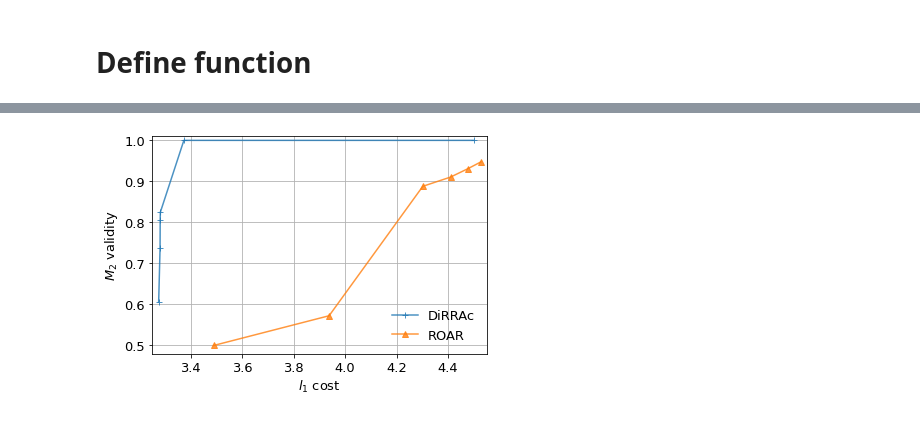
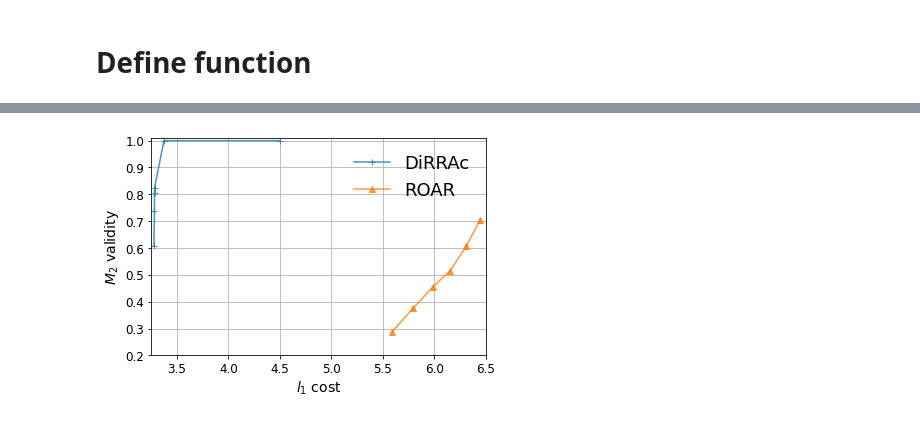
Before and after one commit to duykhuongnguyen/DiRRAc, a Jupyter notebook: figure9.ipynb, the cells around one changed output, grey strips where cells are left out. Cells and saved outputs as stored; diff of their text form; code cells hidden in the pictures.

```diff
--- a/figure9.ipynb
+++ b/figure9.ipynb
@@ -76,18 +76,18 @@ def recourse_cost(X_recourse):
     val_dirrac, val_roar = [], []
 
     # delta_l = [1e-3, 7e-3, 8e-3, 0.05, 0.1]
-    delta_l = [1e-3, 5e-3, 0.0065, 7e-3, 0.0075, 0.0076, 1e-2, 0.1, 1, 2.5]
+    delta_l = [1e-3, 5e-3, 0.0065, 7e-3, 0.0075, 0.0076, 1e-2, 1, 2.5, 5]
     dirrac_l = [DRRA(delta_l[i], k, dim, p, theta, sigma, rho, lmbda, zeta, dist_type='l1') for i in range(len(delta_l))]
 
-    iter_l = [25, 26, 27, 28, 29, 30, 31, 32, 33, 34]
-    roar_l = [ROAR(X_recourse, all_coef[0], np.zeros(1), 1e-3, 0.1, sigma_max=0.1, alpha=1, dist_type='l1', max_iter=iter_l[i]) for i in range(len(iter_l))]
+    iter_l = [15, 16, 17, 18, 19, 20, 21, 22, 23, 24]
+    roar_l = [ROAR(X_recourse, all_coef[0], np.zeros(1), 1e-3, 0.1, delta_max=0.1, alpha=0.1, dist_type=1, max_iter=iter_l[i]) for i in range(len(iter_l))]
 
     for i in range(len(delta_l)):
         all_val_dirrac = np.zeros(len(features_shift) - 1)
         all_val_roar = np.zeros(len(features_shift) - 1)
 
         x_drra = dirrac_l[i].fit_data(X_recourse)
-        x_roar = roar_l[i].fit_data(roar_l[i].data)[:, :-1]
+        x_roar = roar_l[i].fit_data(roar_l[i].data)
 
         l1 = np.mean(np.linalg.norm((x_drra - X_recourse), ord=1, axis=1))
         l2 = np.mean(np.linalg.norm((x_roar - X_recourse), ord=1, axis=1))
@@ -105,4 +105,4 @@ def recourse_cost(X_recourse):
 
     return cost_dirrac, val_dirrac, cost_roar, val_roar
 # %%
-cost_dirrac, val_dirrac, cost_roar, val_roar = recourse_cost(X_recourse[:2])
+cost_dirrac, val_dirrac, cost_roar, val_roar = recourse_cost(X_recourse)
@@ -282,23 +109,34 @@ tensor(1.8835, dtype=torch.float64, grad_fn=<DotBackward>)
+# %%
+# Matplotlib config
+SMALL_SIZE = 8
+MEDIUM_SIZE = 12
+BIGGER_SIZE = 18
+
+plt.rc('font', size=BIGGER_SIZE + 2)          # controls default text sizes
+plt.rc('axes', titlesize=BIGGER_SIZE)     # fontsize of the axes title
+plt.rc('axes', labelsize=BIGGER_SIZE - 4)    # fontsize of the x and y labels
+plt.rc('xtick', labelsize=MEDIUM_SIZE)    # fontsize of the tick labels
+plt.rc('ytick', labelsize=MEDIUM_SIZE)    # fontsize of the tick labels
+plt.rc('legend', fontsize=BIGGER_SIZE)    # legend fontsize
 # %%
-plt.rcParams.update({'font.size': 13})
 fig, ax = plt.subplots()
 ax.plot([3.276049353806753,
   3.281549353806753,
   3.2820423488439743,
   3.282649353806753,
   3.3739731811105997,
   4.5], [0.606, 0.7375, 0.8065, 0.825, 1.0, 1.0], marker='+',label='DiRRAc', alpha=0.8)
 ax.plot(cost_roar[4:], val_roar[4:], marker='^', label='ROAR', alpha=0.8)
 
 ax.set(xlabel='$l_{1}$ cost', ylabel='$M_{2}$ validity')
 ax.grid()
-ax.legend(loc='lower right', frameon=False)
-ax.set_xlim([3.25, 4.55])
-ax.set_ylim([0.48, 1.01])
+ax.legend(loc='upper right', frameon=False)
+ax.set_xlim([3.25, 6.5])
+ax.set_ylim([0.2, 1.01])
 # ax.set_xscale('log')
 
 
 plt.savefig('result/figure9/cost_robust_dirrac_roar.pdf', dpi=400, transparent=True)
 plt.show()
 # %% [output]
-[figure, old version]
+[figure, new version]
```
Also changed, not shown: parts of 2 cells of this notebook, 11 other files.
